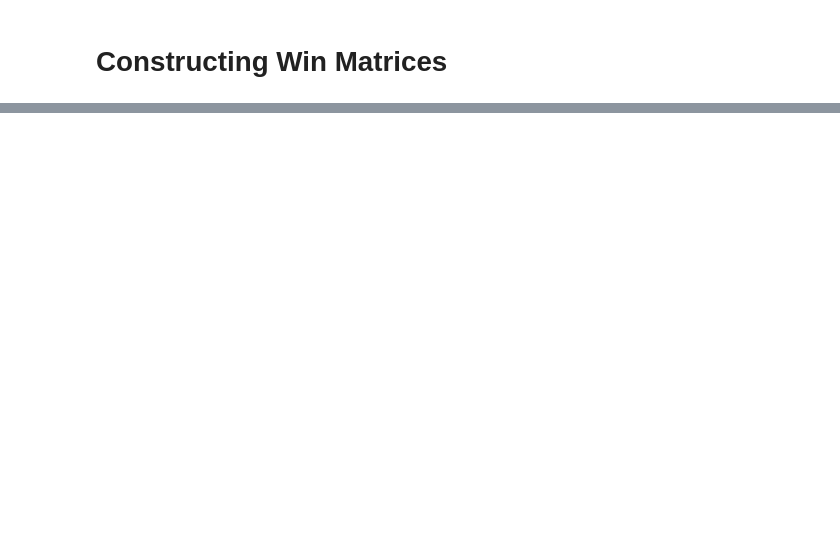
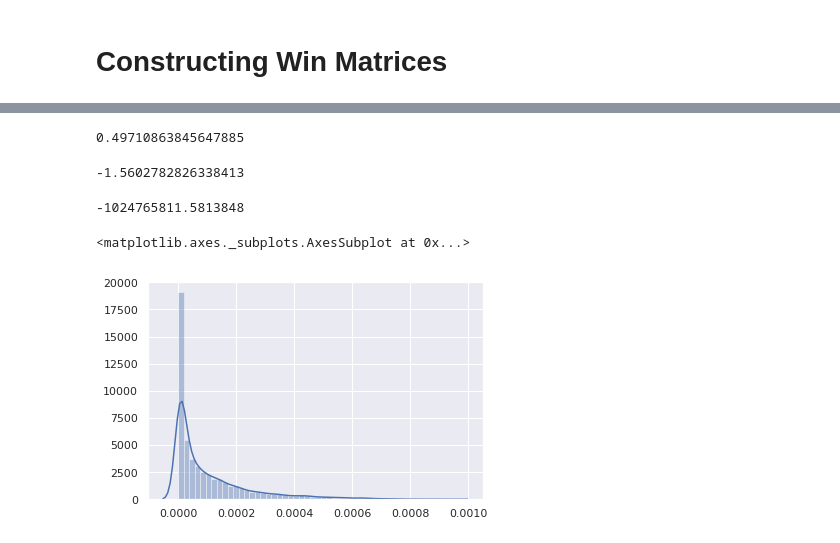
Before and after one commit to odderaser/msu-writing-project, a Jupyter notebook: notebooks/Cleaning SaltyBet Character and Image Data.ipynb, the cells around one changed output, grey strips where cells are left out. Drawn from its saved outputs; the diff is of its cells as text; code cells hidden in the pictures; blank space fills up the shorter version.

```diff
--- a/notebooks/Cleaning SaltyBet Match Data.ipynb
+++ b/notebooks/Cleaning SaltyBet Character and Image Data.ipynb
@@ -405,0 +671,17 @@ np.savetxt("/home/jordan/width_advantage_loss_matrix.csv", width_advantage_loss_
+# %%
+num_correct/(len(test_match_data) - num_errors)
+# %% [output]
+0.49710863845647885
+# %%
+np.mean(np.array(log_loss))
+# %% [output]
+-1.5602782826338413
+# %%
+np.sum(np.array(log_loss))
+# %% [output]
+-1024765811.5813848
+# %%
+sns.distplot(posterior.apply(np.mean))
+# %% [output]
+<matplotlib.axes._subplots.AxesSubplot at 0x...>
+[figure, added]
```
Also changed, not shown: parts of 49 cells of this notebook, 9 other files.
